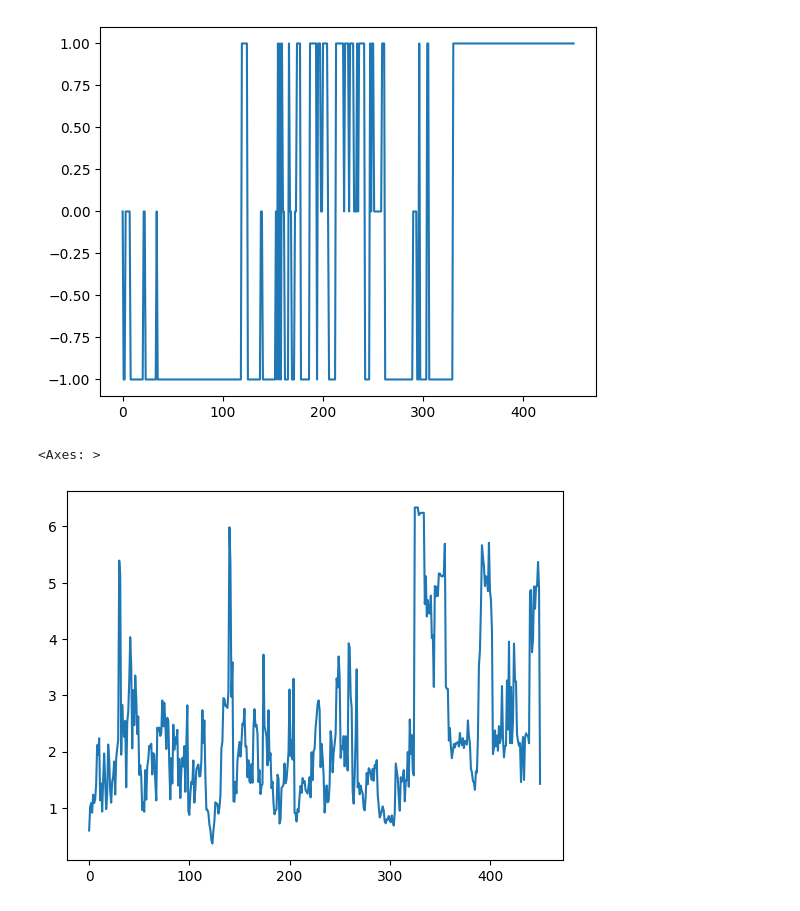
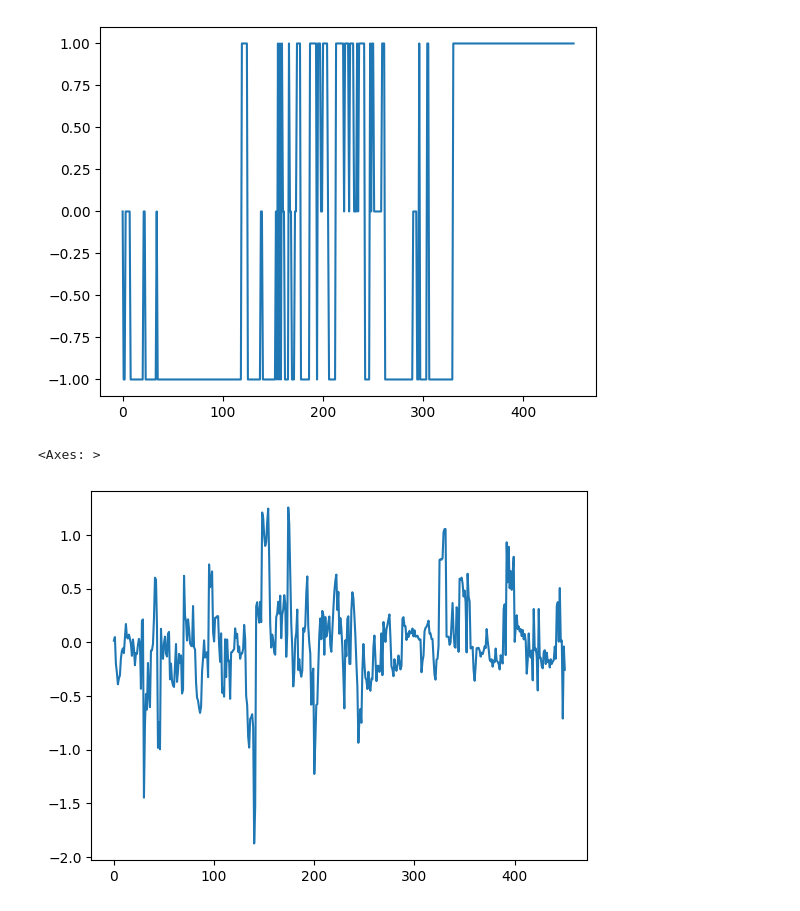
Before and after one commit to AxelGard/cira-examples, a Jupyter notebook: more_pipes.ipynb, the cells around one changed output. Saved outputs shown, nothing was run; the diff lists cells and outputs as text; code cells hidden in the pictures.

Commit message:
made more pipes use diff instead of pct

```diff
--- a/more_pipes.ipynb
+++ b/more_pipes.ipynb
@@ -87,7 +87,7 @@ plt.show()
 # %% [output]
 [figure]
 # %%
-data["allocation_pct"] = np.abs(data["close"].pct_change()) * 100
+data["allocation_pct"] = data["close"].diff()
 data.dropna(inplace=True)
 data["allocation_pct"].plot()
 # %% [output]
@@ -181,29 +181,29 @@ from numpy import ndarray
 from pandas import DataFrame
 
 class MultiPipeExampleStartegy(cira.strategy.Strategy):
-    def __init__(self, pipeline_1: Pipeline, pipeline_2: Pipeline, allocation_pct: float = 0.01):
-        super().__init__(name="MultiPipeExampleStartegy(CLASSIFIER + REGRESSOR)")
-        self.pipeline_1 = pipeline_1
-        self.pipeline_2 = pipeline_2
+    def __init__(self, clf_pipeline: Pipeline, reg_pipeline: Pipeline, allocation_pct: float = 0.01):
+        super().__init__(name="CLF+REG")
+        self.clf_pipeline = clf_pipeline
+        self.reg_pipeline = reg_pipeline
         self.actions = []
-        self.predictions_1 = []
-        self.predictions_2 = []
+        self.predictions_clf = []
+        self.predictions_reg = []
         self.allocation_pct = allocation_pct
 
     def iterate(self, feature_data: DataFrame, prices: DataFrame, portfolio: ndarray, cash:float) -> ndarray:
-        y_pred_1 = self.pipeline_1.predict(feature_data)
+        y_pred_1 = self.clf_pipeline.predict(feature_data)
         action = 0
-        self.predictions_1.append(y_pred_1[-1])
-        y_pred_2 = self.pipeline_2.predict(feature_data)[-1]
-        self.predictions_2.append(y_pred_2)
+        self.predictions_clf.append(y_pred_1[-1])
+        y_pred_2 = self.reg_pipeline.predict(feature_data)[-1]
+        self.predictions_reg.append(y_pred_2)
         if y_pred_1[-1] == "buy":
             action = min(cash * y_pred_2 / prices.values[-1][0], cash * self.allocation_pct)
         elif y_pred_1[-1] == "sell" and portfolio[-1] > 0:
-            action = max(- y_pred_2 * portfolio[-1], - cash * self.allocation_pct)
+            action = max(y_pred_2 * portfolio[-1], - cash * self.allocation_pct)
         self.actions.append(action)
         return np.array([action]).astype(float)
 # %%
-strat = MultiPipeExampleStartegy(classification_pipeline, regression_pipeline)
+strat = MultiPipeExampleStartegy(classification_pipeline, regression_pipeline, 1)
 # %%
 cira.strategy.multi_strategy_backtest(
     [
@@ -246,7 +229,7 @@ pd.Series(strat.predictions_1).apply(lambda x: 1 if x == "buy" else -1 if x == "
 <Axes: >
 [figure]
 # %%
-pd.Series(strat.predictions_2).plot()
+pd.Series(strat.predictions_reg).plot()
 # %% [output]
 <Axes: >
-[figure, old version]
+[figure, new version]
```
Also changed, not shown: parts of 6 cells of this notebook.
